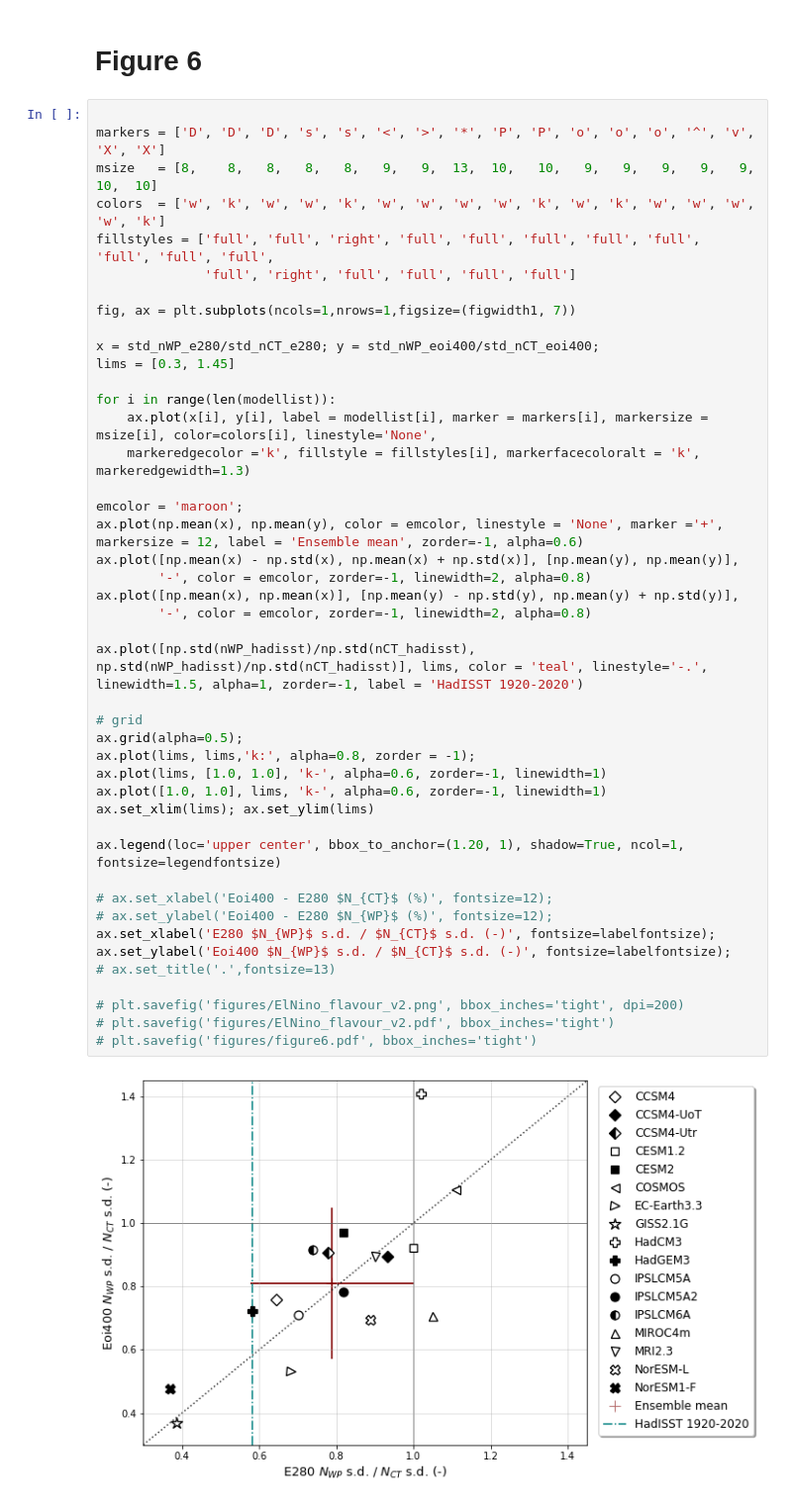
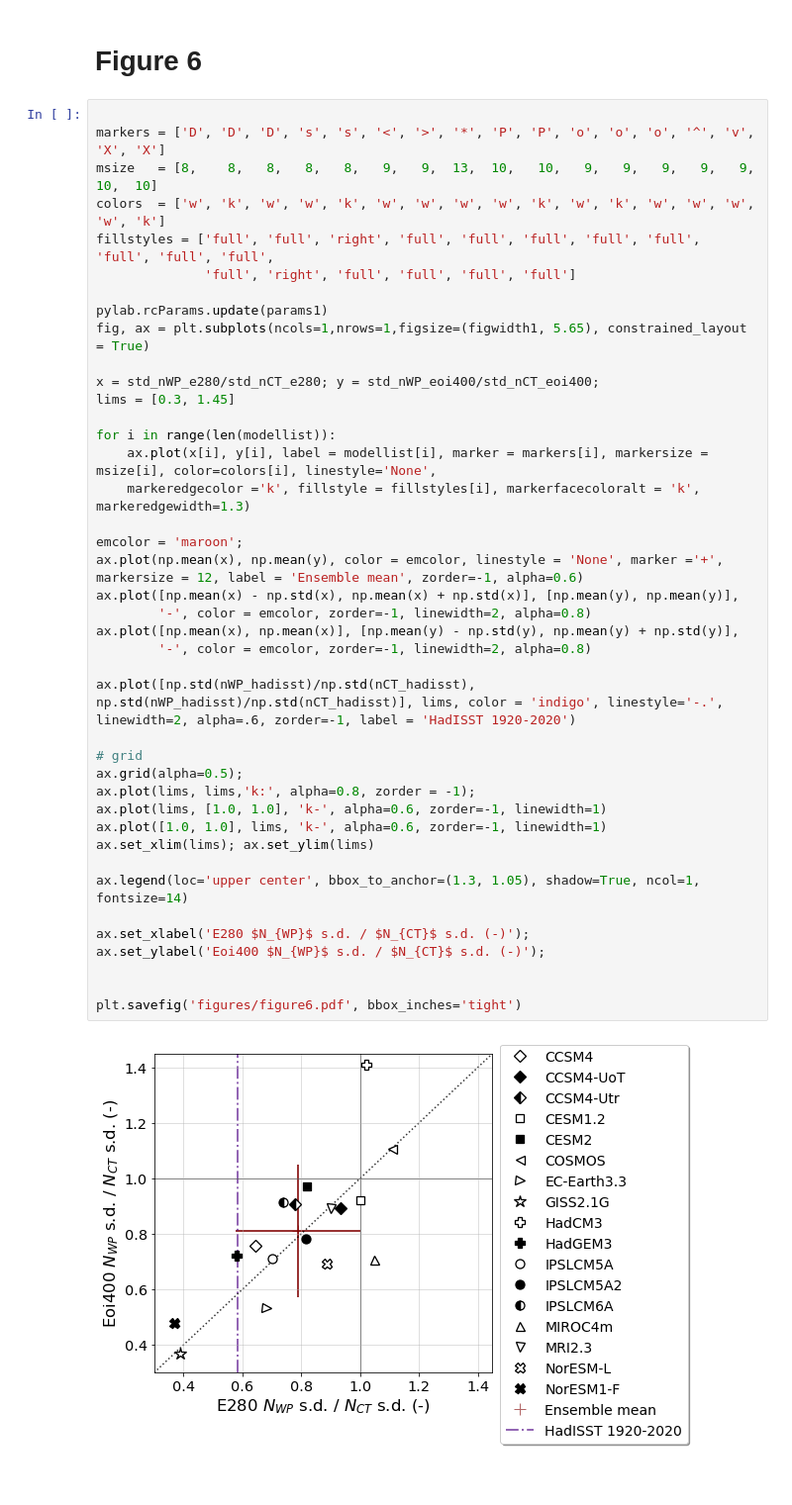
Before and after one commit to arthuroldeman/pliomip2-enso, a Jupyter notebook: ENSO_flavours.ipynb, the cells around one changed output. Shown at 99% size. Drawn from its saved outputs; the diff is of its cells as text; blank space fills up the shorter version.

```diff
--- a/ENSO_flavours.ipynb
+++ b/ENSO_flavours.ipynb
@@ -229,42 +197,39 @@ msize   = [8,    8,   8,   8,   8,   9,   9,  13,  10,   10,   9,   9,   9,   9,
 colors  = ['w', 'k', 'w', 'w', 'k', 'w', 'w', 'w', 'w', 'k', 'w', 'k', 'w', 'w', 'w', 'w', 'k']
 fillstyles = ['full', 'full', 'right', 'full', 'full', 'full', 'full', 'full', 'full', 'full', 'full',
               'full', 'right', 'full', 'full', 'full', 'full']
 
-fig, ax = plt.subplots(ncols=1,nrows=1,figsize=(figwidth1, 7))
+pylab.rcParams.update(params1)
+fig, ax = plt.subplots(ncols=1,nrows=1,figsize=(figwidth1, 5.65), constrained_layout = True)
 
 x = std_nWP_e280/std_nCT_e280; y = std_nWP_eoi400/std_nCT_eoi400;
 lims = [0.3, 1.45]
 
 for i in range(len(modellist)):
     ax.plot(x[i], y[i], label = modellist[i], marker = markers[i], markersize = msize[i], color=colors[i], linestyle='None',
     markeredgecolor ='k', fillstyle = fillstyles[i], markerfacecoloralt = 'k', markeredgewidth=1.3)
 
 emcolor = 'maroon';
 ax.plot(np.mean(x), np.mean(y), color = emcolor, linestyle = 'None', marker ='+', markersize = 12, label = 'Ensemble mean', zorder=-1, alpha=0.6)
 ax.plot([np.mean(x) - np.std(x), np.mean(x) + np.std(x)], [np.mean(y), np.mean(y)],
         '-', color = emcolor, zorder=-1, linewidth=2, alpha=0.8)
 ax.plot([np.mean(x), np.mean(x)], [np.mean(y) - np.std(y), np.mean(y) + np.std(y)],
         '-', color = emcolor, zorder=-1, linewidth=2, alpha=0.8)
 
-ax.plot([np.std(nWP_hadisst)/np.std(nCT_hadisst), np.std(nWP_hadisst)/np.std(nCT_hadisst)], lims, color = 'teal', linestyle='-.', linewidth=1.5, alpha=1, zorder=-1, label = 'HadISST 1920-2020')
+ax.plot([np.std(nWP_hadisst)/np.std(nCT_hadisst), np.std(nWP_hadisst)/np.std(nCT_hadisst)], lims, color = 'indigo', linestyle='-.', linewidth=2, alpha=.6, zorder=-1, label = 'HadISST 1920-2020')
 
 # grid
 ax.grid(alpha=0.5);
 ax.plot(lims, lims,'k:', alpha=0.8, zorder = -1);
 ax.plot(lims, [1.0, 1.0], 'k-', alpha=0.6, zorder=-1, linewidth=1)
 ax.plot([1.0, 1.0], lims, 'k-', alpha=0.6, zorder=-1, linewidth=1)
 ax.set_xlim(lims); ax.set_ylim(lims)
 
-ax.legend(loc='upper center', bbox_to_anchor=(1.20, 1), shadow=True, ncol=1, fontsize=legendfontsize)
+ax.legend(loc='upper center', bbox_to_anchor=(1.3, 1.05), shadow=True, ncol=1, fontsize=14)
 
-# ax.set_xlabel('Eoi400 - E280 $N_{CT}$ (%)', fontsize=12);
-# ax.set_ylabel('Eoi400 - E280 $N_{WP}$ (%)', fontsize=12);
-ax.set_xlabel('E280 $N_{WP}$ s.d. / $N_{CT}$ s.d. (-)', fontsize=labelfontsize);
-ax.set_ylabel('Eoi400 $N_{WP}$ s.d. / $N_{CT}$ s.d. (-)', fontsize=labelfontsize);
-# ax.set_title('.',fontsize=13)
+ax.set_xlabel('E280 $N_{WP}$ s.d. / $N_{CT}$ s.d. (-)');
+ax.set_ylabel('Eoi400 $N_{WP}$ s.d. / $N_{CT}$ s.d. (-)');
 
-# plt.savefig('figures/ElNino_flavour_v2.png', bbox_inches='tight', dpi=200)
-# plt.savefig('figures/ElNino_flavour_v2.pdf', bbox_inches='tight')
-# plt.savefig('figures/figure6.pdf', bbox_inches='tight')
+
+plt.savefig('figures/figure6.pdf', bbox_inches='tight')
 # %% [output]
-[figure, old version]
+[figure, new version]
```
Also changed, not shown: parts of 7 cells of this notebook.
